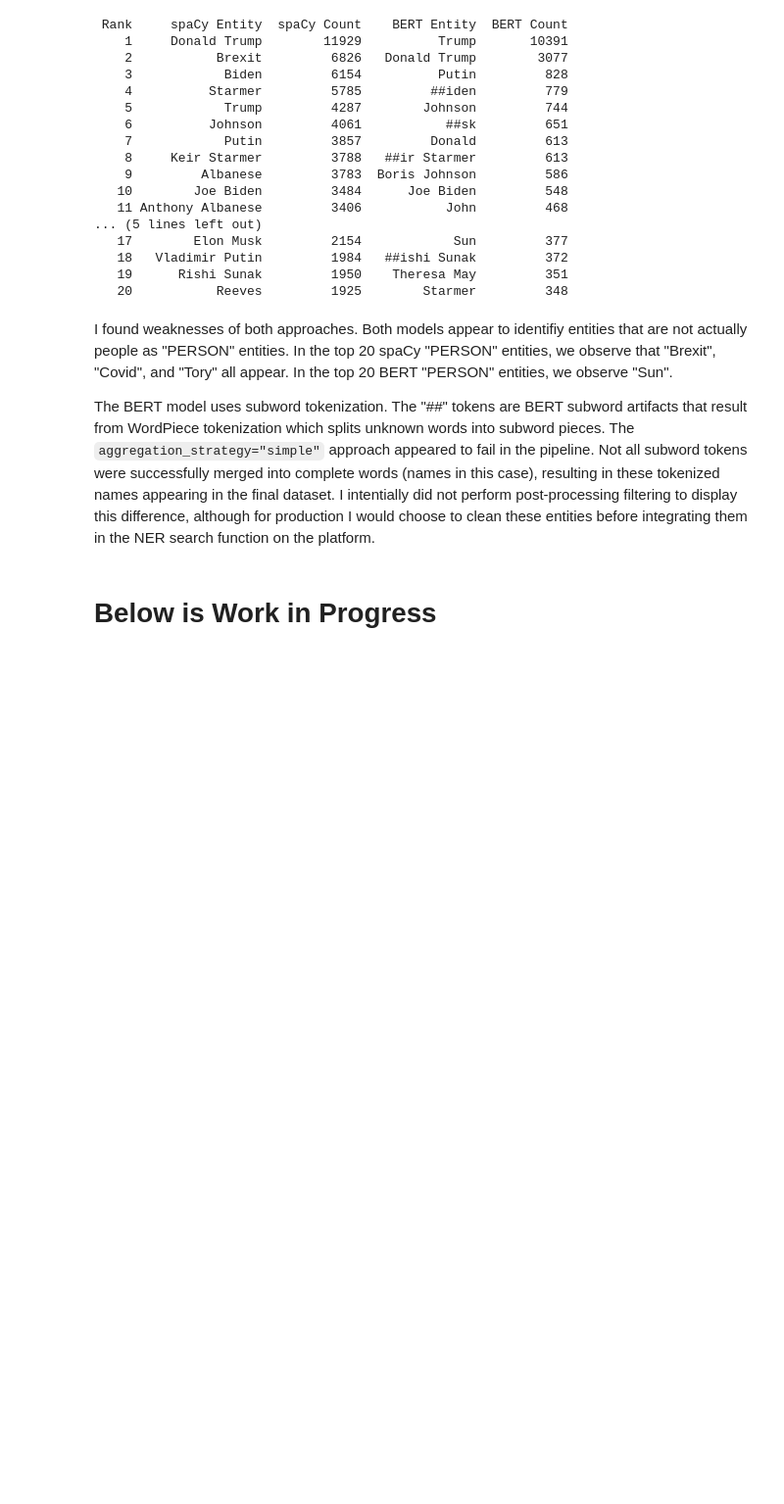
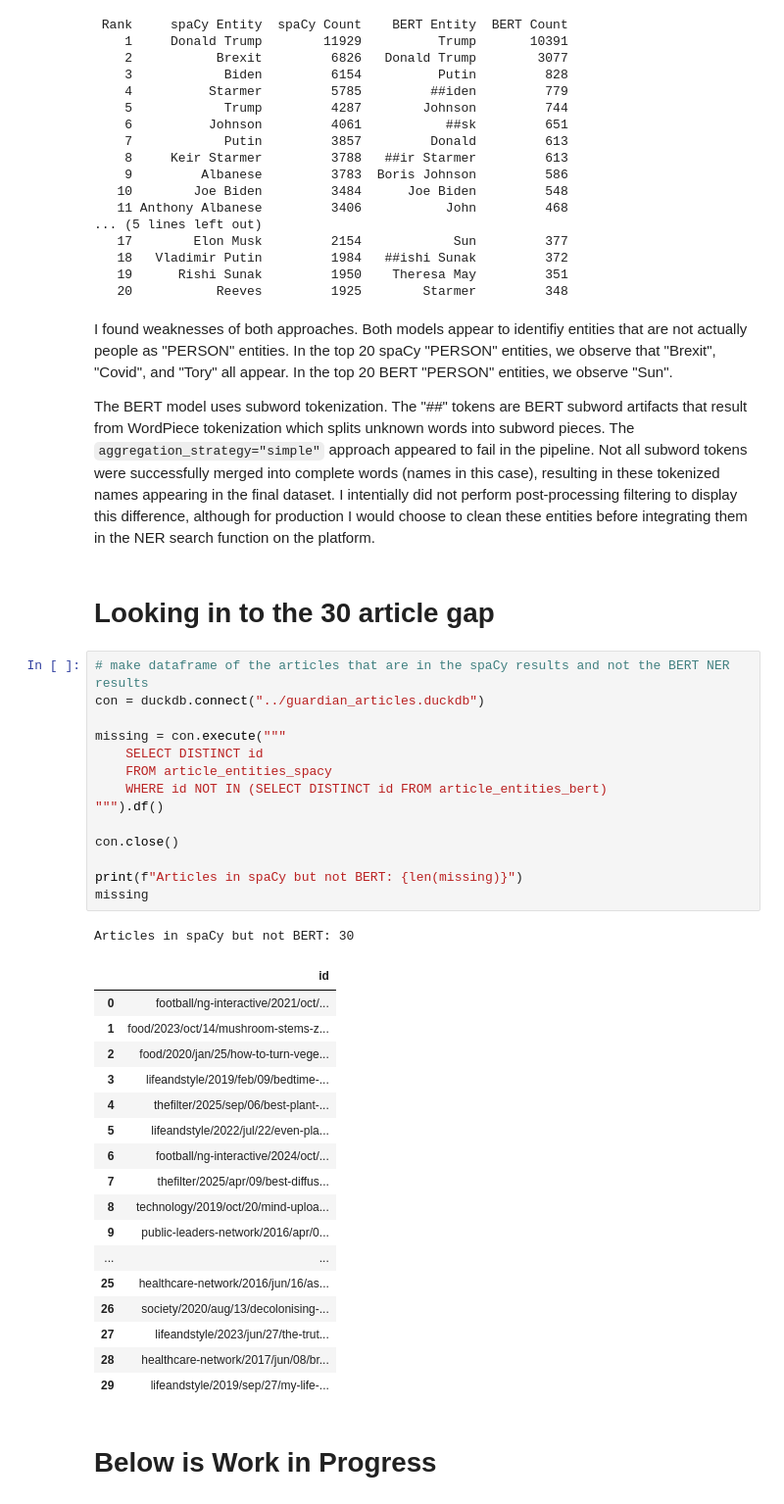
Before and after one commit to PeterdeGuzman/RAGuardianNews, a Jupyter notebook: nlp_pipeline/ner_analysis.ipynb, the cells around one changed output. Shown at 98% size. Cells and saved outputs as stored; diff of their text form; blank space fills up the shorter version.

```diff
--- a/nlp_pipeline/ner_analysis.ipynb
+++ b/nlp_pipeline/ner_analysis.ipynb
@@ -372,6 +421,41 @@ print(df_table.to_string(index=False))
 I found weaknesses of both approaches. Both models appear to identifiy entities that are not actually people as "PERSON" entities. In the top 20 spaCy "PERSON" entities, we observe that "Brexit", "Covid", and "Tory" all appear. In the top 20 BERT "PERSON" entities, we observe "Sun".
 
 The BERT model uses subword tokenization. The "##" tokens are BERT subword artifacts that result from WordPiece tokenization which splits unknown words into subword pieces. The `aggregation_strategy="simple"` approach appeared to fail in the pipeline. Not all subword tokens were successfully merged into complete words (names in this case), resulting in these tokenized names appearing in the final dataset. I intentially did not perform post-processing filtering to display this difference, although for production I would choose to clean these entities before integrating them in the NER search function on the platform.
+# %% [markdown]
+# Looking in to the 30 article gap
+# %%
+# make dataframe of the articles that are in the spaCy results and not the BERT NER results
+con = duckdb.connect("../guardian_articles.duckdb")
+
+missing = con.execute("""
+    SELECT DISTINCT id
+    FROM article_entities_spacy
+    WHERE id NOT IN (SELECT DISTINCT id FROM article_entities_bert)
+""").df()
+
+con.close()
+
+print(f"Articles in spaCy but not BERT: {len(missing)}")
+missing
+# %% [output]
+Articles in spaCy but not BERT: 30
+|  | id |
+| 0 | football/ng-interactive/2021/oct/... |
+| 1 | food/2023/oct/14/mushroom-stems-z... |
+| 2 | food/2020/jan/25/how-to-turn-vege... |
+| 3 | lifeandstyle/2019/feb/09/bedtime-... |
+| 4 | thefilter/2025/sep/06/best-plant-... |
+| 5 | lifeandstyle/2022/jul/22/even-pla... |
+| 6 | football/ng-interactive/2024/oct/... |
+| 7 | thefilter/2025/apr/09/best-diffus... |
+| 8 | technology/2019/oct/20/mind-uploa... |
+| 9 | public-leaders-network/2016/apr/0... |
+| ... | ... |
+| 25 | healthcare-network/2016/jun/16/as... |
+| 26 | society/2020/aug/13/decolonising-... |
+| 27 | lifeandstyle/2023/jun/27/the-trut... |
+| 28 | healthcare-network/2017/jun/08/br... |
+| 29 | lifeandstyle/2019/sep/27/my-life-... |
 # %% [markdown]
 # Below is Work in Progress
 # %%
```
Also changed, not shown: parts of 15 cells of this notebook, 2 other files.
